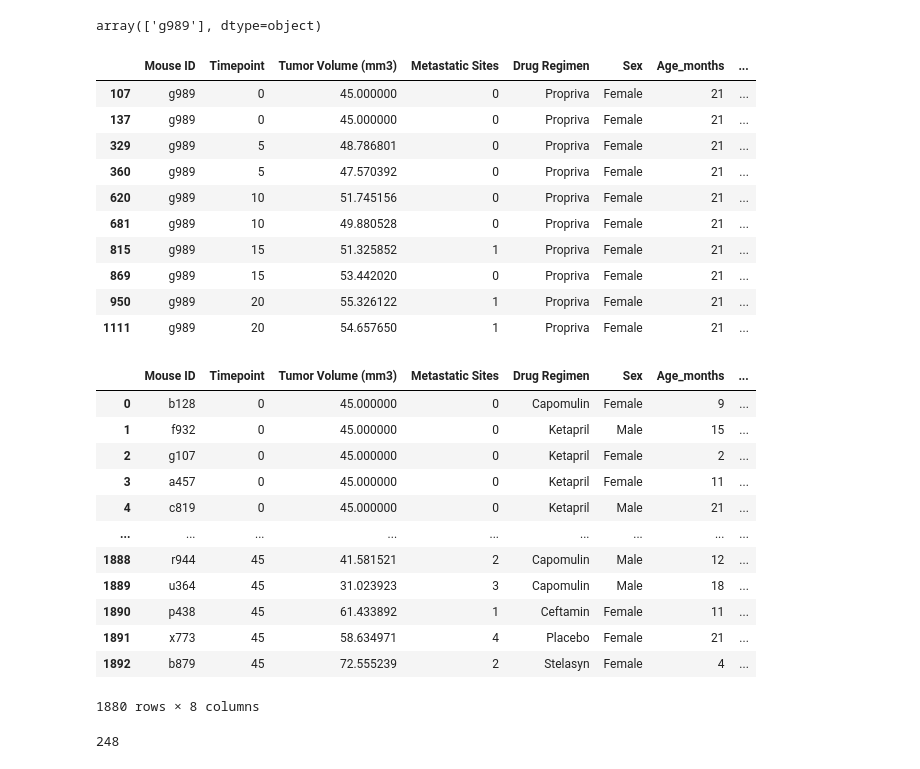
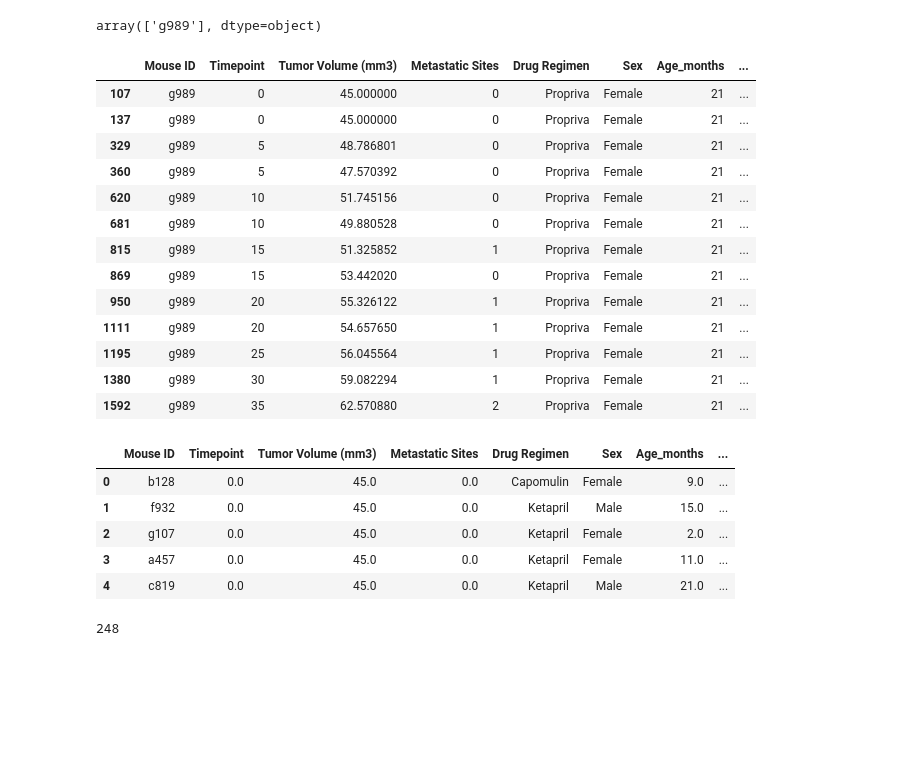
Before and after one commit to Dference/Pymaceuticals, a Jupyter notebook: pymaceuticals_challenge.ipynb, the cells around one changed output. Cells and saved outputs as stored; diff of their text form; code cells hidden in the pictures; blank space fills up the shorter version.

```diff
--- a/pymaceuticals_challenge.ipynb
+++ b/pymaceuticals_challenge.ipynb
@@ -40,13 +39,14 @@ mouse_count
 # %%
 # Our data should be uniquely identified by Mouse ID and Timepoint
 # Get the duplicate mice by ID number that shows up for Mouse ID and Timepoint.
-duplicate_id = combined_data.loc[combined_data.duplicated(subset=['Mouse ID', 'Timepoint']),'Mouse ID'].unique()
-duplicate_id
+duplicate_id = combined_data.groupby(['Mouse ID', 'Timepoint']).size()
+duplicate_mouse= duplicate_id[duplicate_id >1].reset_index()['Mouse ID'].unique()
+duplicate_mouse
 # %% [output]
 array(['g989'], dtype=object)
 # %%
 # Optional: Get all the data for the duplicate mouse ID.
-duplicate_data = pd.concat(x for _, x in combined_data.groupby(['Mouse ID','Timepoint']) if len(x) >1)
+duplicate_data = combined_data[combined_data['Mouse ID'].isin(duplicate_mouse)]
 duplicate_data
 # %% [output]
 |  | Mouse ID | Timepoint | Tumor Volume (mm3) | Metastatic Sites | Drug Regimen | Sex | Age_months | ... |
@@ -60,24 +60,20 @@ duplicate_data
 | 869 | g989 | 15 | 53.442020 | 0 | Propriva | Female | 21 | ... |
 | 950 | g989 | 20 | 55.326122 | 1 | Propriva | Female | 21 | ... |
 | 1111 | g989 | 20 | 54.657650 | 1 | Propriva | Female | 21 | ... |
+| 1195 | g989 | 25 | 56.045564 | 1 | Propriva | Female | 21 | ... |
+| 1380 | g989 | 30 | 59.082294 | 1 | Propriva | Female | 21 | ... |
+| 1592 | g989 | 35 | 62.570880 | 2 | Propriva | Female | 21 | ... |
 # %%
 # Create a clean DataFrame by dropping the duplicate mouse by its ID.
-clean_data = combined_data.loc[combined_data['Mouse ID'].isin(duplicate_id)==False]
-clean_data
+clean_data = combined_data[combined_data.isin(duplicate_data)== False].dropna()
+clean_data.head()
 # %% [output]
 |  | Mouse ID | Timepoint | Tumor Volume (mm3) | Metastatic Sites | Drug Regimen | Sex | Age_months | ... |
-| 0 | b128 | 0 | 45.000000 | 0 | Capomulin | Female | 9 | ... |
-| 1 | f932 | 0 | 45.000000 | 0 | Ketapril | Male | 15 | ... |
-| 2 | g107 | 0 | 45.000000 | 0 | Ketapril | Female | 2 | ... |
-| 3 | a457 | 0 | 45.000000 | 0 | Ketapril | Female | 11 | ... |
-| 4 | c819 | 0 | 45.000000 | 0 | Ketapril | Male | 21 | ... |
-| ... | ... | ... | ... | ... | ... | ... | ... | ... |
-| 1888 | r944 | 45 | 41.581521 | 2 | Capomulin | Male | 12 | ... |
-| 1889 | u364 | 45 | 31.023923 | 3 | Capomulin | Male | 18 | ... |
-| 1890 | p438 | 45 | 61.433892 | 1 | Ceftamin | Female | 11 | ... |
-| 1891 | x773 | 45 | 58.634971 | 4 | Placebo | Female | 21 | ... |
-| 1892 | b879 | 45 | 72.555239 | 2 | Stelasyn | Female | 4 | ... |
+| 0 | b128 | 0.0 | 45.0 | 0.0 | Capomulin | Female | 9.0 | ... |
+| 1 | f932 | 0.0 | 45.0 | 0.0 | Ketapril | Male | 15.0 | ... |
+| 2 | g107 | 0.0 | 45.0 | 0.0 | Ketapril | Female | 2.0 | ... |
+| 3 | a457 | 0.0 | 45.0 | 0.0 | Ketapril | Female | 11.0 | ... |
+| 4 | c819 | 0.0 | 45.0 | 0.0 | Ketapril | Male | 21.0 | ... |
-1880 rows × 8 columns
 # %%
 # Checking the number of mice in the clean DataFrame.
 updated_count = len(clean_data["Mouse ID"].unique())
```
Also changed, not shown: parts of 13 cells of this notebook.
